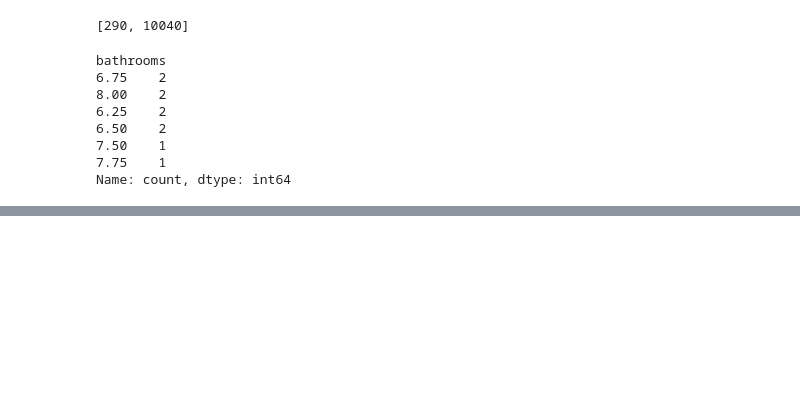
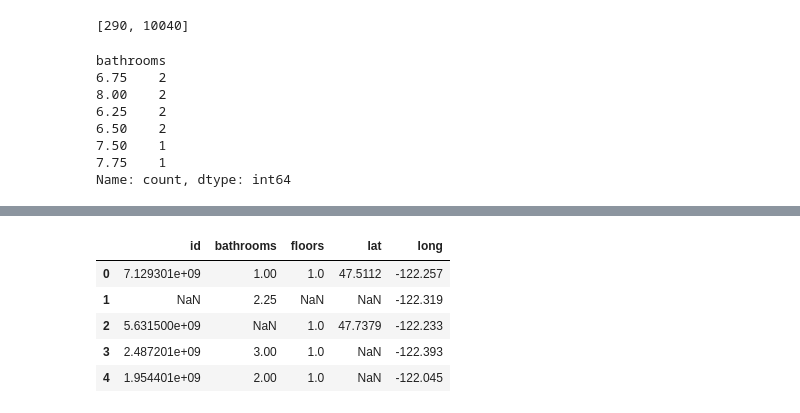
Before and after one commit to FawziElZein/categorical-and-missing-values, a Jupyter notebook: FSD_W1D3_assignment.ipynb, the cells around one changed output, grey strips where cells are left out. Saved outputs shown, nothing was run; the diff lists cells and outputs as text; code cells hidden in the pictures; blank space fills up the shorter version.

```diff
--- a/FSD_W1D3_assignment.ipynb
+++ b/FSD_W1D3_assignment.ipynb
@@ -194,0 +272,9 @@ Name: count, dtype: int64
+# %%
+df_.head()
+# %% [output]
+|  | id | bathrooms | floors | lat | long |
+| 0 | 7.129301e+09 | 1.00 | 1.0 | 47.5112 | -122.257 |
+| 1 | NaN | 2.25 | NaN | NaN | -122.319 |
+| 2 | 5.631500e+09 | NaN | 1.0 | 47.7379 | -122.233 |
+| 3 | 2.487201e+09 | 3.00 | 1.0 | NaN | -122.393 |
+| 4 | 1.954401e+09 | 2.00 | 1.0 | NaN | -122.045 |
```
Also changed, not shown: parts of 10 cells of this notebook.
